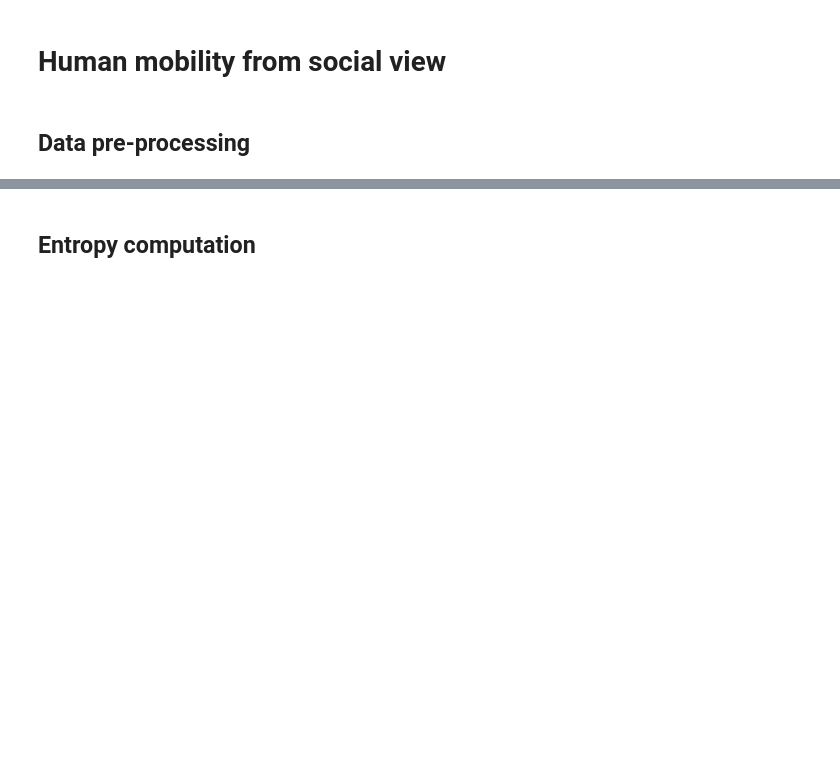
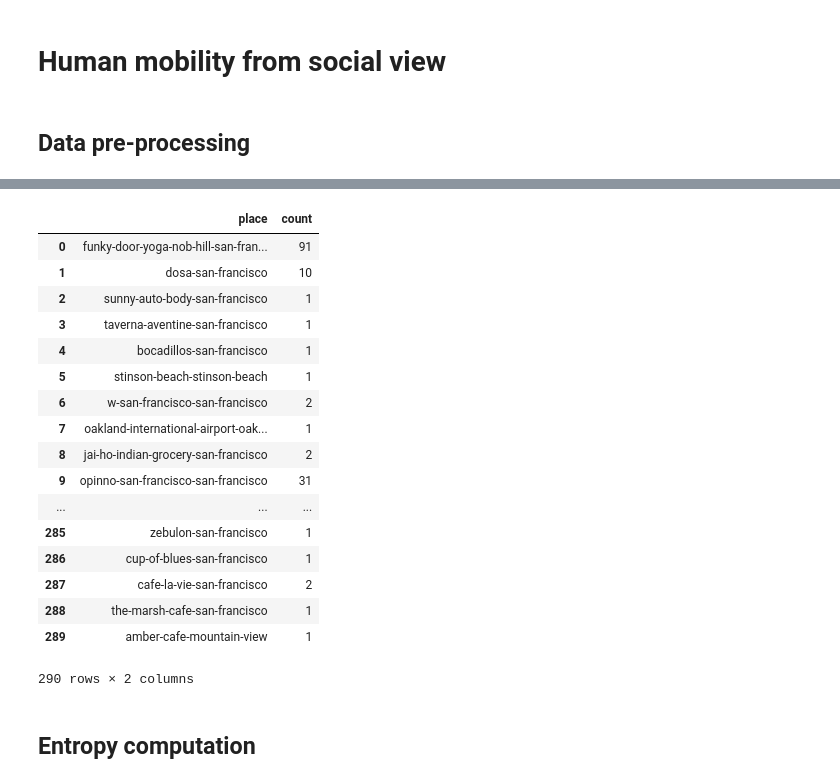
Before and after one commit to Magica-Chen/social-predictability, a Jupyter notebook: predictability.ipynb, the cells around one changed output, grey strips where cells are left out. Saved outputs shown, nothing was run; the diff lists cells and outputs as text; code cells hidden in the pictures; blank space fills up the shorter version.

```diff
--- a/predictability.ipynb
+++ b/predictability.ipynb
@@ -61,3 +86,30 @@ df_hourly_datetime = ft.read_dataframe('data/weeplace_checkins_hourly_datetime.f
+# %%
+l = place_temp.tolist()
+a = [[x,l.count(x)] for x in set(l)]
+
+Counter(l)
+
+df_place_temp = pd.DataFrame.from_dict(Counter(l), orient='index').reset_index()
+df_place_temp.rename(columns={'index':'place', 0:'count'})
+# %% [output]
+|  | place | count |
+| 0 | funky-door-yoga-nob-hill-san-fran... | 91 |
+| 1 | dosa-san-francisco | 10 |
+| 2 | sunny-auto-body-san-francisco | 1 |
+| 3 | taverna-aventine-san-francisco | 1 |
+| 4 | bocadillos-san-francisco | 1 |
+| 5 | stinson-beach-stinson-beach | 1 |
+| 6 | w-san-francisco-san-francisco | 2 |
+| 7 | oakland-international-airport-oak... | 1 |
+| 8 | jai-ho-indian-grocery-san-francisco | 2 |
+| 9 | opinno-san-francisco-san-francisco | 31 |
+| ... | ... | ... |
+| 285 | zebulon-san-francisco | 1 |
+| 286 | cup-of-blues-san-francisco | 1 |
+| 287 | cafe-la-vie-san-francisco | 2 |
+| 288 | the-marsh-cafe-san-francisco | 1 |
+| 289 | amber-cafe-mountain-view | 1 |
+290 rows × 2 columns
 # %% [markdown]
 ## Entropy computation
 # %%
```
Also changed, not shown: parts of 18 cells of this notebook.
